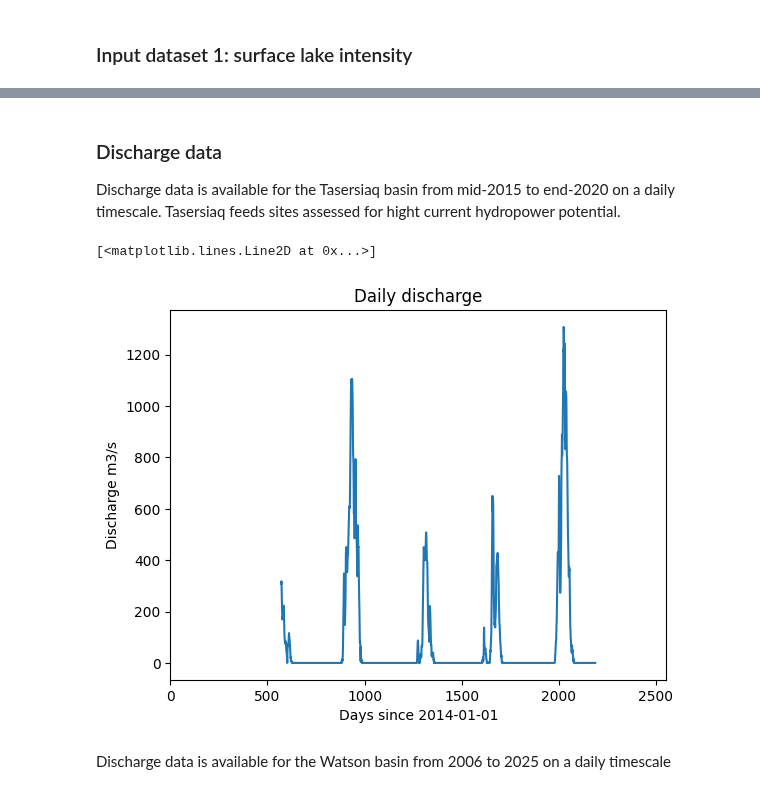
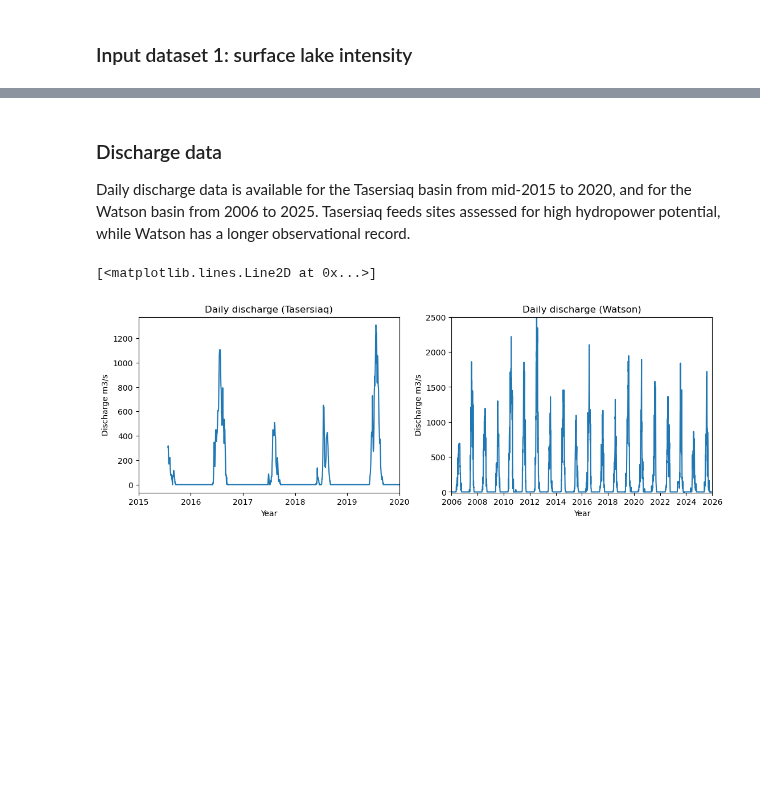
Before and after one commit to DTC-Ice-Sheets/dtc_is_notebooks, a Jupyter notebook: DTC-IS-Hydropower.ipynb, the cells around one changed output, grey strips where cells are left out. Cells and saved outputs as stored; diff of their text form; code cells hidden in the pictures; blank space fills up the shorter version.

Commit message:
Notebook overhaul for preview demo

```diff
--- a/DTC-IS-Hydropower.ipynb
+++ b/DTC-IS-Hydropower.ipynb
@@ -76,20 +85,27 @@ ax.scatter(locs[:,0],locs[:,1],c=vals,marker='s',linewidths=0,s=30)
 # %% [markdown]
 ### Discharge data
 
-Discharge data is available for the Tasersiaq basin from mid-2015 to end-2020 on a daily timescale. Tasersiaq feeds sites assessed for hight current hydropower potential.
+Daily discharge data is available for the Tasersiaq basin from mid-2015 to 2020, and for the Watson basin from 2006 to 2025. Tasersiaq feeds sites assessed for high hydropower potential, while Watson has a longer observational record.
 # %%
 discharge = pd.read_csv("https://dtc-query-api-bucket.s3.gra.io.cloud.ovh.net/use_case_1/notebook_data/Basin7e_icesheet_runoff.csv", usecols=(1,)).to_numpy()
+discharge2 = pd.read_csv("https://dtc-query-api-bucket.s3.gra.io.cloud.ovh.net/use_case_1/notebook_data/WatsonDischarge2006_2025.csv", usecols=(7,)).to_numpy()
 discharge[5:][np.where(discharge[5:] == 'Missing')] = 'NaN'
-fig, ax = plt.subplots(1, 1)
-#fig.set_size_inches(5,3)
-ax.set_xlim(0,365*7)
+fig, (ax1,ax2) = plt.subplots(1, 2)
+fig.set_size_inches(13,4)
+ax1.set_xlim(2015,2020)
 #ax.set_ylim(ylim[0],ylim[1])
-ax.set_xlabel("Days since 2014-01-01")
-ax.set_ylabel("Discharge m3/s")
-ax.set_title('Daily discharge')
-ax.plot(np.arange(365,np.shape(discharge)[0]+360),discharge[5:].astype(float))
+ax1.set_xlabel("Year")
+ax1.set_ylabel("Discharge m3/s")
+ax1.set_title('Daily discharge (Tasersiaq)')
+ax1.plot(2015 + np.arange(np.shape(discharge)[0]-5)/365,discharge[5:].astype(float))
+ax2.set_xlim(2006,2026)
+ax2.set_ylim(-10,2500)
+ax2.set_xticks(np.arange(2006,2027,2))
+#ax.set_ylim(ylim[0],ylim[1])
+ax2.set_xlabel("Year")
+ax2.set_ylabel("Discharge m3/s")
+ax2.set_title('Daily discharge (Watson)')
+ax2.plot(2006.03 + np.arange(np.shape(discharge2)[0]-11)/365,discharge2[11:].astype(float))
 # %% [output]
 [<matplotlib.lines.Line2D at 0x...>]
-[figure, old version]
+[figure, new version]
-# %% [markdown]
-Discharge data is available for the Watson basin from 2006 to 2025 on a daily timescale
```
Also changed, not shown: parts of 37 cells of this notebook.
